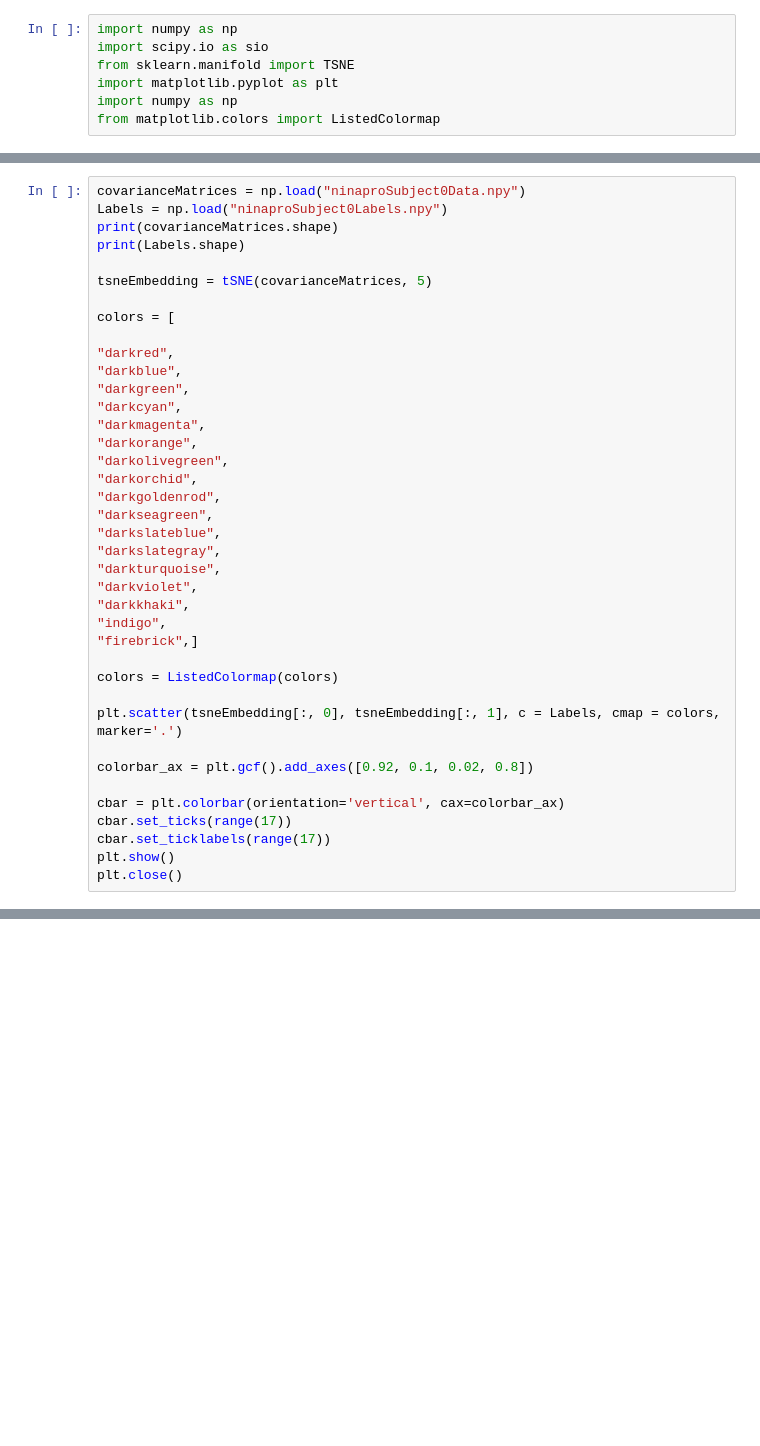
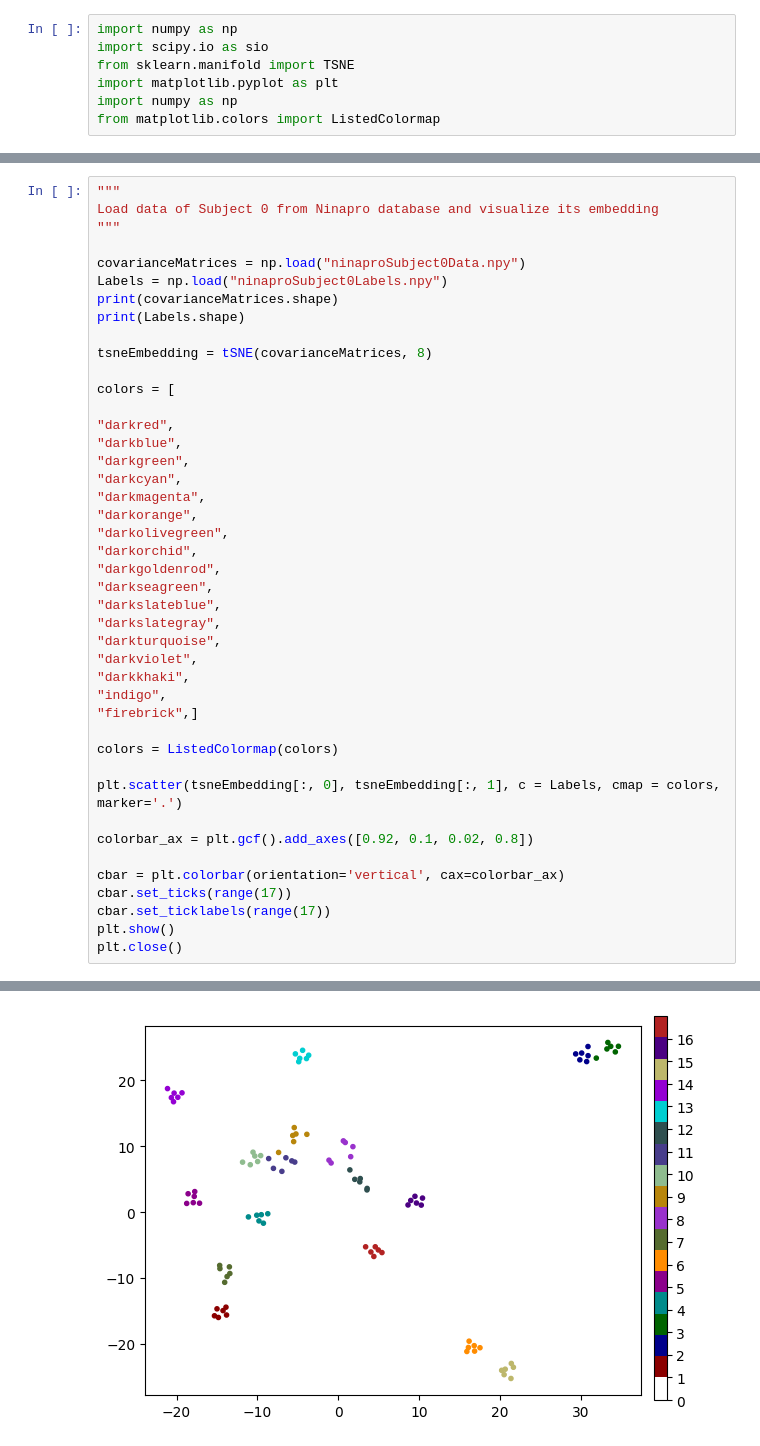
Before and after one commit to HarshavardhanaTG/GeometryOFsEMG, a Jupyter notebook: visualization.ipynb, the cells around one changed output, grey strips where cells are left out. Drawn from its saved outputs; the diff is of its cells as text; blank space fills up the shorter version.

```diff
--- a/visualization.ipynb
+++ b/visualization.ipynb
@@ -68,10 +124,14 @@ plt.show()
 # %%
+"""
+Load data of Subject 0 from Ninapro database and visualize its embedding
+"""
+
 covarianceMatrices = np.load("ninaproSubject0Data.npy")
 Labels = np.load("ninaproSubject0Labels.npy")
 print(covarianceMatrices.shape)
 print(Labels.shape)
 
-tsneEmbedding = tSNE(covarianceMatrices, 5)
+tsneEmbedding = tSNE(covarianceMatrices, 8)
 
 colors = [
 
@@ -80,30 +140,31 @@ colors = [
 "darkgreen",
 "darkcyan",
 "darkmagenta",
 "darkorange",
 "darkolivegreen",
 "darkorchid",
 "darkgoldenrod",
 "darkseagreen",
 "darkslateblue",
 "darkslategray",
 "darkturquoise",
 "darkviolet",
 "darkkhaki",
 "indigo",
 "firebrick",]
 
 colors = ListedColormap(colors)
 
 plt.scatter(tsneEmbedding[:, 0], tsneEmbedding[:, 1], c = Labels, cmap = colors, marker='.')
 
 colorbar_ax = plt.gcf().add_axes([0.92, 0.1, 0.02, 0.8])
 
 cbar = plt.colorbar(orientation='vertical', cax=colorbar_ax)
 cbar.set_ticks(range(17))
 cbar.set_ticklabels(range(17))
 plt.show()
 plt.close()
 # %% [output]
 (102, 12, 12)
 (102,)
+[figure, added]
```
Also changed, not shown: parts of 6 cells of this notebook.
